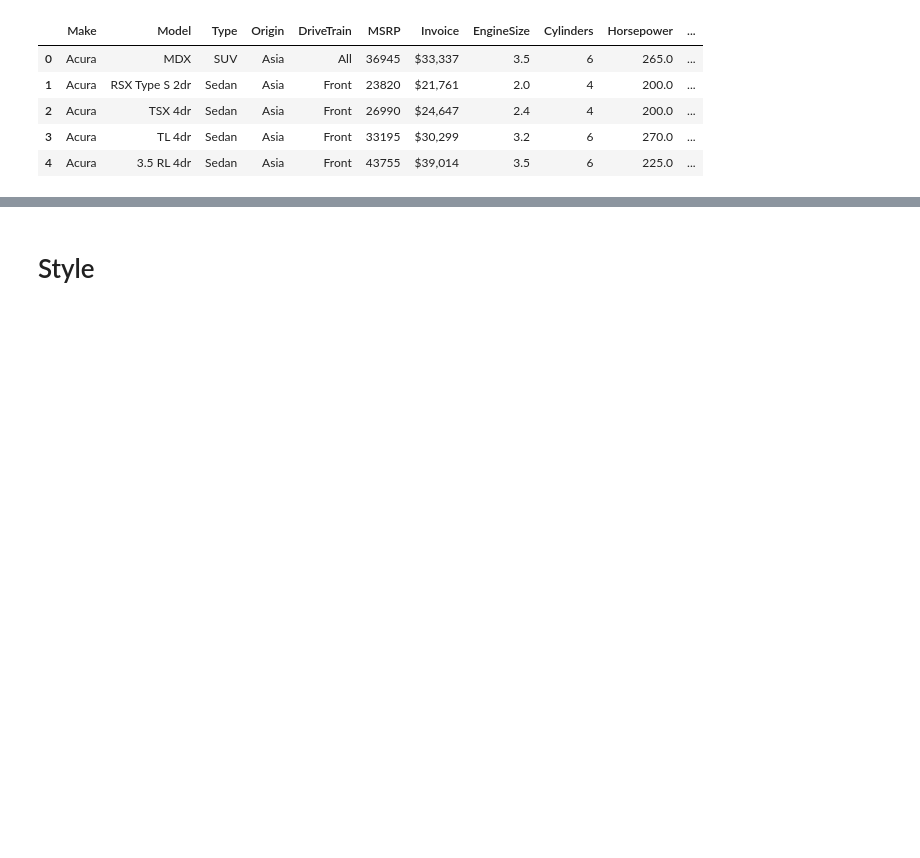
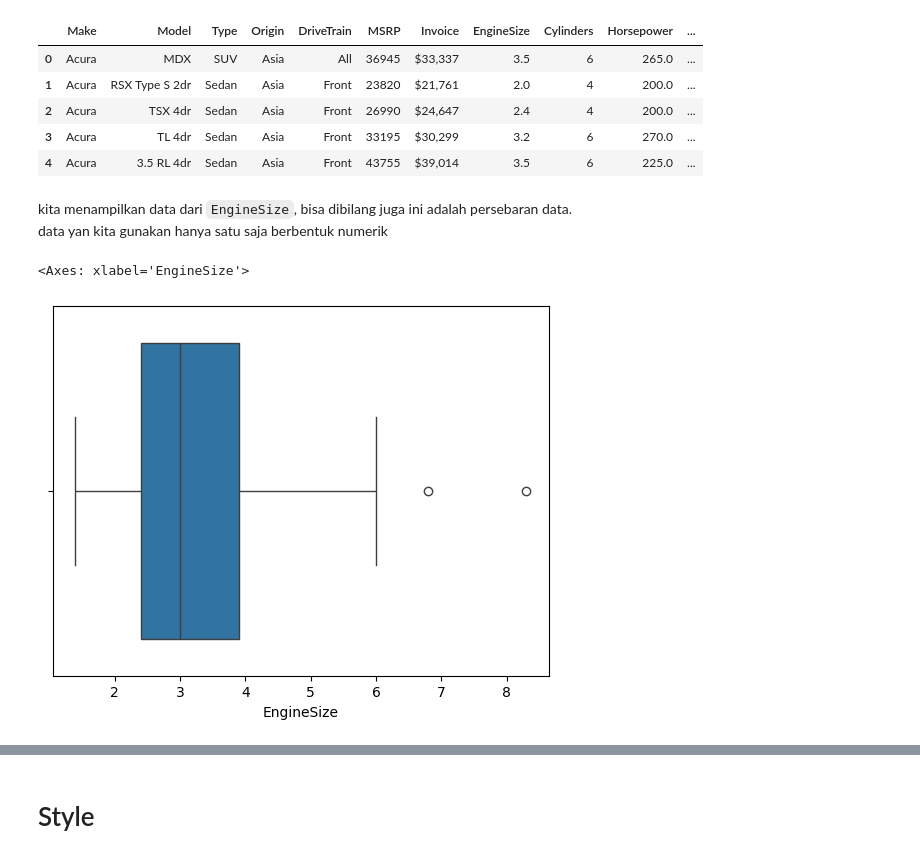
Before and after one commit to samuelnaibaho2005/Seaborn-Learning-Beginner, a Jupyter notebook: main.ipynb, the cells around one changed output, grey strips where cells are left out. Saved outputs shown, nothing was run; the diff lists cells and outputs as text; code cells hidden in the pictures; blank space fills up the shorter version.

Commit message:
Penjelasan pada box plot

```diff
--- a/main.ipynb
+++ b/main.ipynb
@@ -251,3 +251,11 @@ df.head()
 | 2 | Acura | TSX 4dr | Sedan | Asia | Front | 26990 | $24,647 | 2.4 | 4 | 200.0 | ... |
 | 3 | Acura | TL 4dr | Sedan | Asia | Front | 33195 | $30,299 | 3.2 | 6 | 270.0 | ... |
 | 4 | Acura | 3.5 RL 4dr | Sedan | Asia | Front | 43755 | $39,014 | 3.5 | 6 | 225.0 | ... |
+# %% [markdown]
+kita menampilkan data dari `EngineSize`, bisa dibilang juga ini adalah persebaran data.<br>
+data yan kita gunakan hanya satu saja berbentuk numerik
+# %%
+sns.boxplot(x='EngineSize', data=df)
+# %% [output]
+<Axes: xlabel='EngineSize'>
+[figure, added]
```
Also changed, not shown: parts of 5 cells of this notebook, 1 other file.
